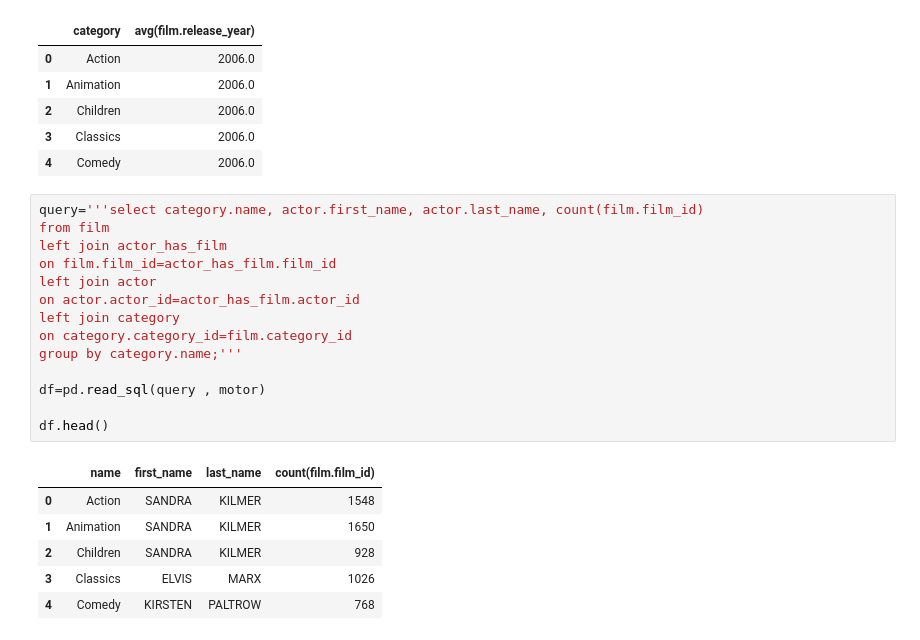
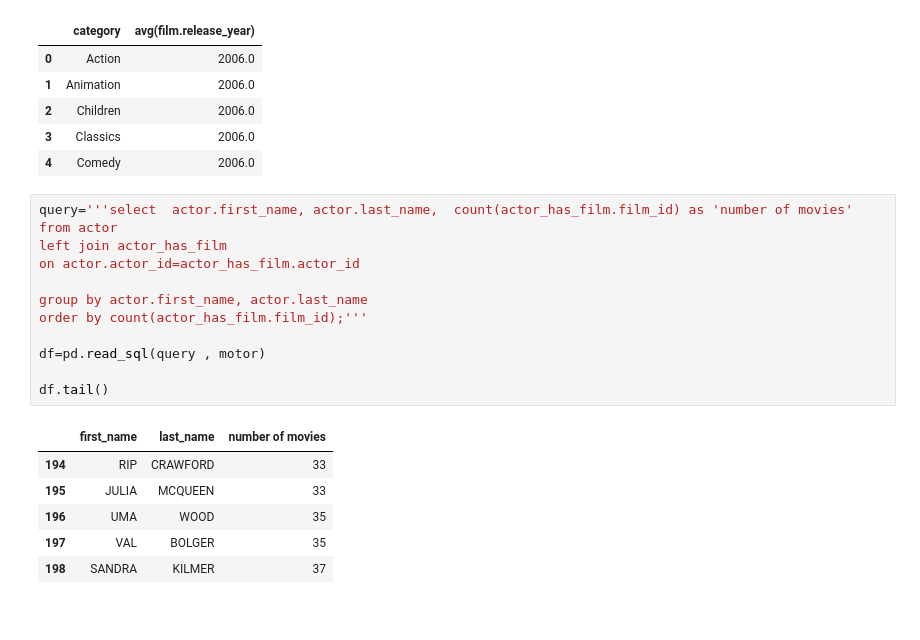
Before and after one commit to agirondo/sql-data-base-building, a Jupyter notebook: code.ipynb, the cells around one changed output. Saved outputs shown, nothing was run; the diff lists cells and outputs as text.

```diff
--- a/code.ipynb
+++ b/code.ipynb
@@ -332,23 +347,21 @@ df.head()
 | 3 | Classics | 2006.0 |
 | 4 | Comedy | 2006.0 |
 # %%
-query='''select category.name, actor.first_name, actor.last_name, count(film.film_id)
-from film
+query='''select  actor.first_name, actor.last_name,  count(actor_has_film.film_id) as 'number of movies'
+from actor
 left join actor_has_film
-on film.film_id=actor_has_film.film_id
-left join actor
 on actor.actor_id=actor_has_film.actor_id
-left join category
-on category.category_id=film.category_id
-group by category.name;'''
+
+group by actor.first_name, actor.last_name
+order by count(actor_has_film.film_id);'''
 
 df=pd.read_sql(query , motor)
 
-df.head()
+df.tail()
 # %% [output]
-|  | name | first_name | last_name | count(film.film_id) |
-| 0 | Action | SANDRA | KILMER | 1548 |
-| 1 | Animation | SANDRA | KILMER | 1650 |
-| 2 | Children | SANDRA | KILMER | 928 |
-| 3 | Classics | ELVIS | MARX | 1026 |
-| 4 | Comedy | KIRSTEN | PALTROW | 768 |
+|  | first_name | last_name | number of movies |
+| 194 | RIP | CRAWFORD | 33 |
+| 195 | JULIA | MCQUEEN | 33 |
+| 196 | UMA | WOOD | 35 |
+| 197 | VAL | BOLGER | 35 |
+| 198 | SANDRA | KILMER | 37 |
```
Also changed, not shown: parts of 17 cells of this notebook, 1 other file.
